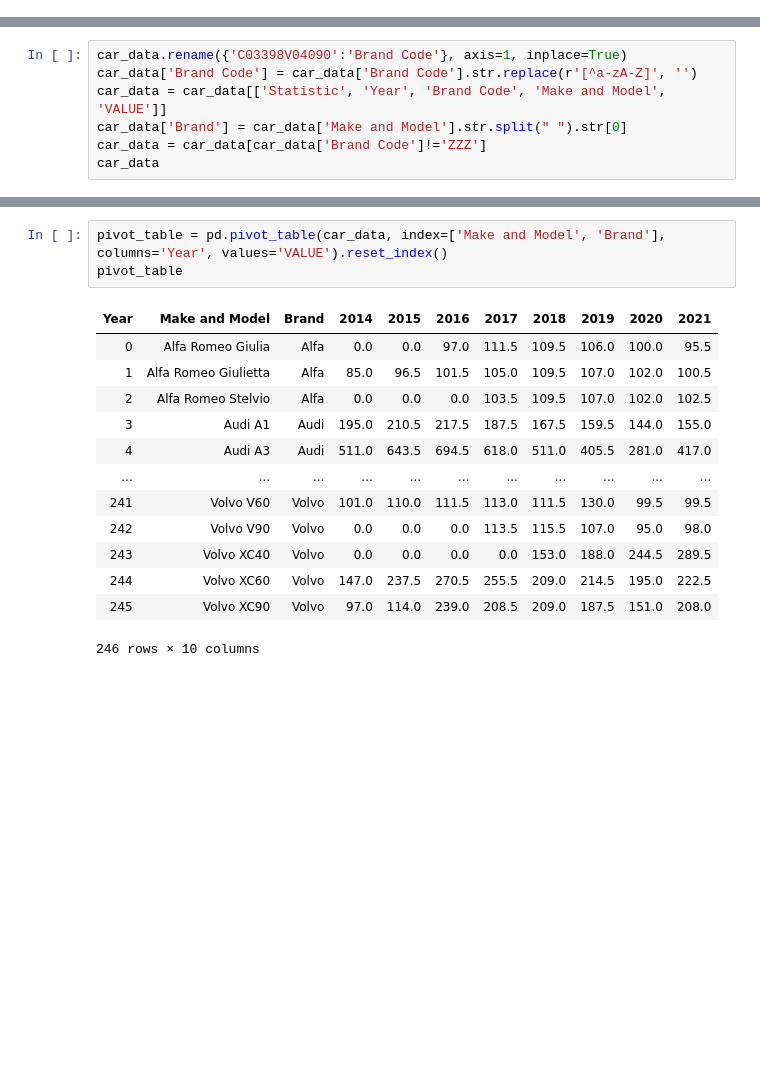
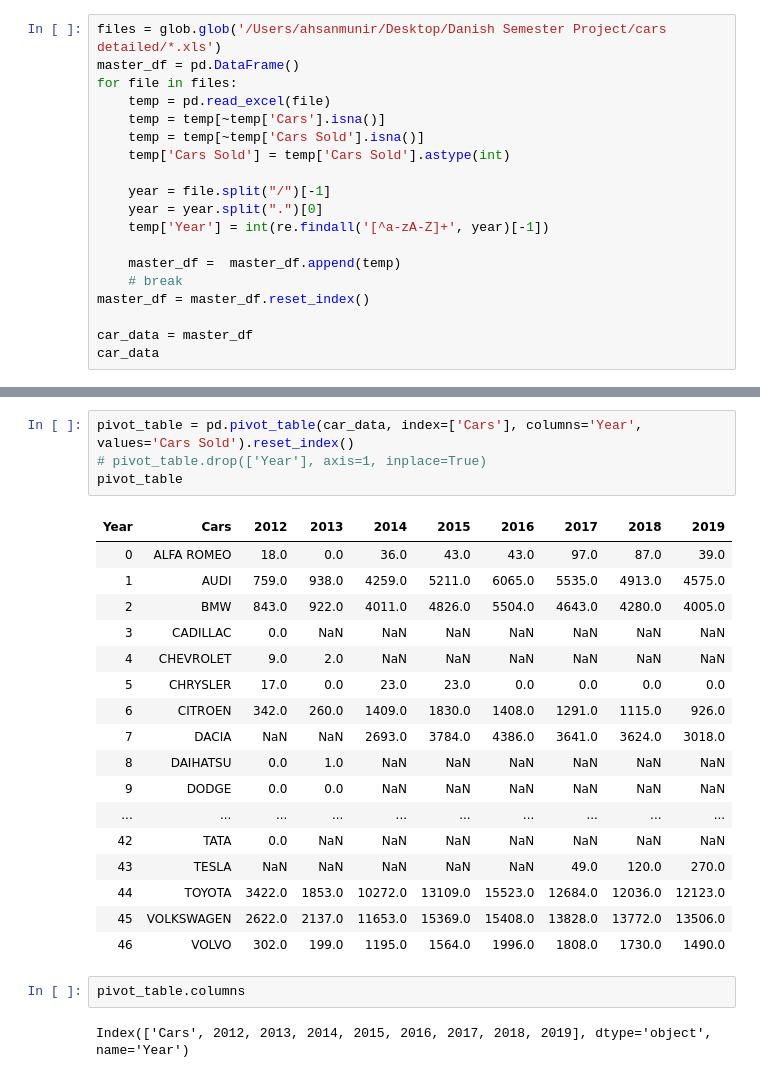
Before and after one commit to waseemmm737/crisp-dm-project, a Jupyter notebook: vehicle_data.ipynb, the cells around one changed output, grey strips where cells are left out. Saved outputs shown, nothing was run; the diff lists cells and outputs as text; blank space fills up the shorter version.

Commit message:
Update vehicle_data.ipynb
more analysis with a based on some additional data set

```diff
--- a/vehicle_data.ipynb
+++ b/vehicle_data.ipynb
@@ -22,0 +17,19 @@ car_data
+# %%
+files = glob.glob('/Users/ahsanmunir/Desktop/Danish Semester Project/cars detailed/*.xls')
+master_df = pd.DataFrame()
+for file in files:
+    temp = pd.read_excel(file)
+    temp = temp[~temp['Cars'].isna()]
+    temp = temp[~temp['Cars Sold'].isna()]
+    temp['Cars Sold'] = temp['Cars Sold'].astype(int)
+
+    year = file.split("/")[-1]
+    year = year.split(".")[0]
+    temp['Year'] = int(re.findall('[^a-zA-Z]+', year)[-1])
+
+    master_df =  master_df.append(temp)
+    # break
+master_df = master_df.reset_index()
+
+car_data = master_df
+car_data
@@ -51,7 +113,0 @@ car_data[car_data.duplicated()]
-# %%
-car_data.rename({'C03398V04090':'Brand Code'}, axis=1, inplace=True)
-car_data['Brand Code'] = car_data['Brand Code'].str.replace(r'[^a-zA-Z]', '')
-car_data = car_data[['Statistic', 'Year', 'Brand Code', 'Make and Model', 'VALUE']]
-car_data['Brand'] = car_data['Make and Model'].str.split(" ").str[0]
-car_data = car_data[car_data['Brand Code']!='ZZZ']
-car_data
@@ -76,17 +114,26 @@ See the caveats in the documentation: http://pandas.pydata.org/pandas-docs/stabl
 # %%
-pivot_table = pd.pivot_table(car_data, index=['Make and Model', 'Brand'], columns='Year', values='VALUE').reset_index()
+pivot_table = pd.pivot_table(car_data, index=['Cars'], columns='Year', values='Cars Sold').reset_index()
+# pivot_table.drop(['Year'], axis=1, inplace=True)
 pivot_table
 # %% [output]
-| Year | Make and Model | Brand | 2014 | 2015 | 2016 | 2017 | 2018 | 2019 | 2020 | 2021 |
-| 0 | Alfa Romeo Giulia | Alfa | 0.0 | 0.0 | 97.0 | 111.5 | 109.5 | 106.0 | 100.0 | 95.5 |
-| 1 | Alfa Romeo Giulietta | Alfa | 85.0 | 96.5 | 101.5 | 105.0 | 109.5 | 107.0 | 102.0 | 100.5 |
-| 2 | Alfa Romeo Stelvio | Alfa | 0.0 | 0.0 | 0.0 | 103.5 | 109.5 | 107.0 | 102.0 | 102.5 |
-| 3 | Audi A1 | Audi | 195.0 | 210.5 | 217.5 | 187.5 | 167.5 | 159.5 | 144.0 | 155.0 |
-| 4 | Audi A3 | Audi | 511.0 | 643.5 | 694.5 | 618.0 | 511.0 | 405.5 | 281.0 | 417.0 |
-| ... | ... | ... | ... | ... | ... | ... | ... | ... | ... | ... |
-| 241 | Volvo V60 | Volvo | 101.0 | 110.0 | 111.5 | 113.0 | 111.5 | 130.0 | 99.5 | 99.5 |
-| 242 | Volvo V90 | Volvo | 0.0 | 0.0 | 0.0 | 113.5 | 115.5 | 107.0 | 95.0 | 98.0 |
-| 243 | Volvo XC40 | Volvo | 0.0 | 0.0 | 0.0 | 0.0 | 153.0 | 188.0 | 244.5 | 289.5 |
-| 244 | Volvo XC60 | Volvo | 147.0 | 237.5 | 270.5 | 255.5 | 209.0 | 214.5 | 195.0 | 222.5 |
-| 245 | Volvo XC90 | Volvo | 97.0 | 114.0 | 239.0 | 208.5 | 209.0 | 187.5 | 151.0 | 208.0 |
+| Year | Cars | 2012 | 2013 | 2014 | 2015 | 2016 | 2017 | 2018 | 2019 |
+| 0 | ALFA ROMEO | 18.0 | 0.0 | 36.0 | 43.0 | 43.0 | 97.0 | 87.0 | 39.0 |
+| 1 | AUDI | 759.0 | 938.0 | 4259.0 | 5211.0 | 6065.0 | 5535.0 | 4913.0 | 4575.0 |
+| 2 | BMW | 843.0 | 922.0 | 4011.0 | 4826.0 | 5504.0 | 4643.0 | 4280.0 | 4005.0 |
+| 3 | CADILLAC | 0.0 | NaN | NaN | NaN | NaN | NaN | NaN | NaN |
+| 4 | CHEVROLET | 9.0 | 2.0 | NaN | NaN | NaN | NaN | NaN | NaN |
+| 5 | CHRYSLER | 17.0 | 0.0 | 23.0 | 23.0 | 0.0 | 0.0 | 0.0 | 0.0 |
+| 6 | CITROEN | 342.0 | 260.0 | 1409.0 | 1830.0 | 1408.0 | 1291.0 | 1115.0 | 926.0 |
+| 7 | DACIA | NaN | NaN | 2693.0 | 3784.0 | 4386.0 | 3641.0 | 3624.0 | 3018.0 |
+| 8 | DAIHATSU | 0.0 | 1.0 | NaN | NaN | NaN | NaN | NaN | NaN |
+| 9 | DODGE | 0.0 | 0.0 | NaN | NaN | NaN | NaN | NaN | NaN |
+| ... | ... | ... | ... | ... | ... | ... | ... | ... | ... |
+| 42 | TATA | 0.0 | NaN | NaN | NaN | NaN | NaN | NaN | NaN |
+| 43 | TESLA | NaN | NaN | NaN | NaN | NaN | 49.0 | 120.0 | 270.0 |
+| 44 | TOYOTA | 3422.0 | 1853.0 | 10272.0 | 13109.0 | 15523.0 | 12684.0 | 12036.0 | 12123.0 |
+| 45 | VOLKSWAGEN | 2622.0 | 2137.0 | 11653.0 | 15369.0 | 15408.0 | 13828.0 | 13772.0 | 13506.0 |
+| 46 | VOLVO | 302.0 | 199.0 | 1195.0 | 1564.0 | 1996.0 | 1808.0 | 1730.0 | 1490.0 |
-246 rows × 10 columns
+# %%
+pivot_table.columns
+# %% [output]
+Index(['Cars', 2012, 2013, 2014, 2015, 2016, 2017, 2018, 2019], dtype='object', name='Year')
```
Also changed, not shown: parts of 25 cells of this notebook.
